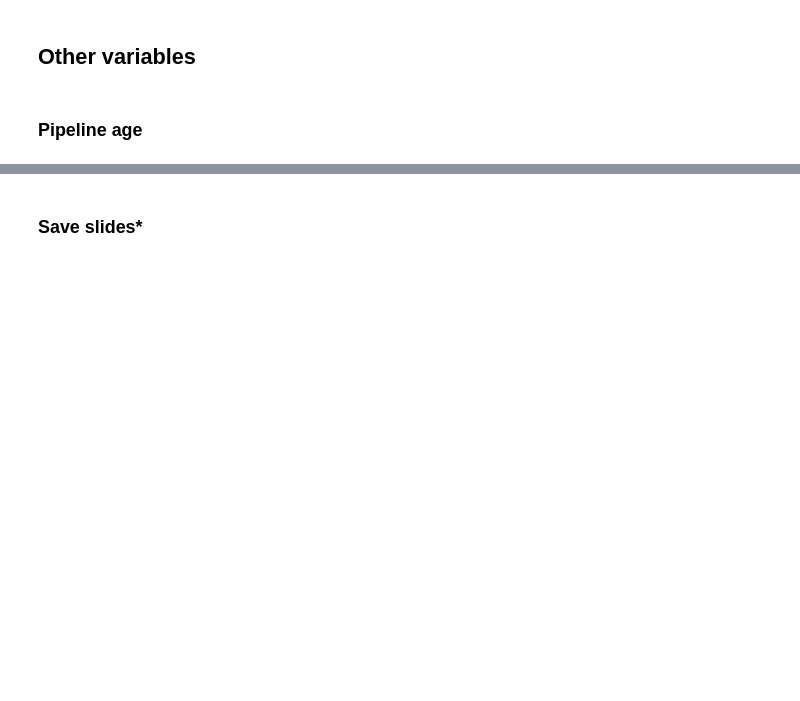
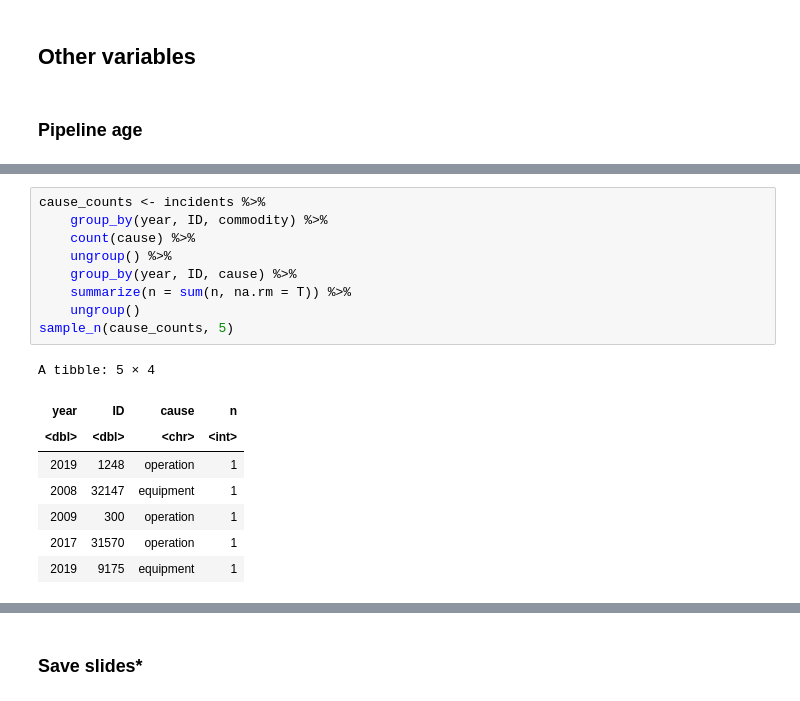
Before and after one commit to julianbarg/spills, a Jupyter notebook: presentations/explore_data_variance/explore_data_variance.ipynb, the cells around one changed output, grey strips where cells are left out. Saved outputs shown, nothing was run; the diff lists cells and outputs as text; blank space fills up the shorter version.

```diff
--- a/presentations/explore_data_variance/explore_data_variance.ipynb
+++ b/presentations/explore_data_variance/explore_data_variance.ipynb
@@ -735,0 +751,18 @@ A tibble: 5 × 111
+# %%
+cause_counts <- incidents %>%
+    group_by(year, ID, commodity) %>%
+    count(cause) %>%
+    ungroup() %>%
+    group_by(year, ID, cause) %>%
+    summarize(n = sum(n, na.rm = T)) %>%
+    ungroup()
+sample_n(cause_counts, 5)
+# %% [output]
+A tibble: 5 × 4
+| year | ID | cause | n |
+| <dbl> | <dbl> | <chr> | <int> |
+| 2019 | 1248 | operation | 1 |
+| 2008 | 32147 | equipment | 1 |
+| 2009 | 300 | operation | 1 |
+| 2017 | 31570 | operation | 1 |
+| 2019 | 9175 | equipment | 1 |
```
Also changed, not shown: parts of 12 cells of this notebook, 3 other files.
